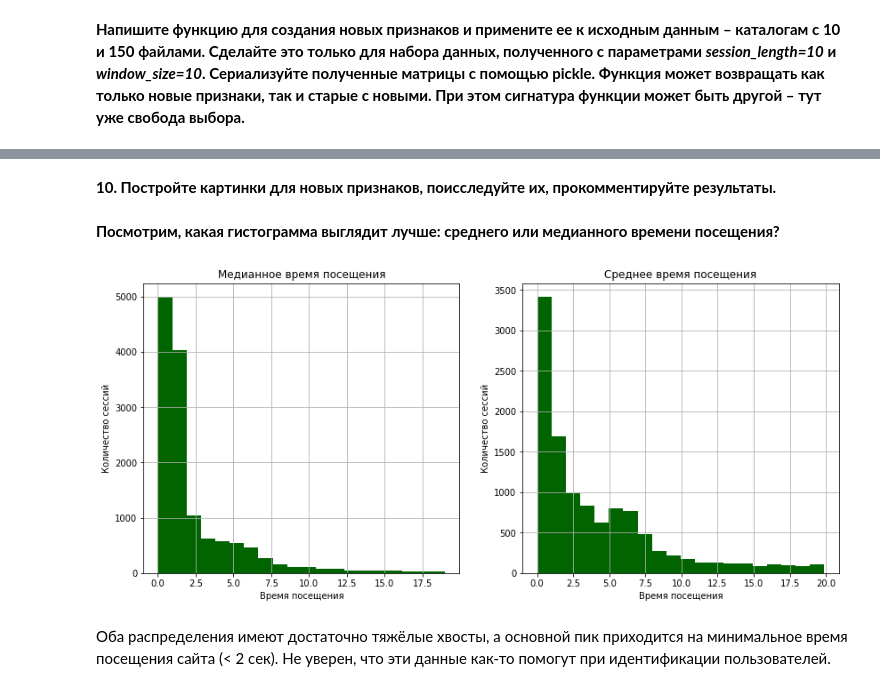
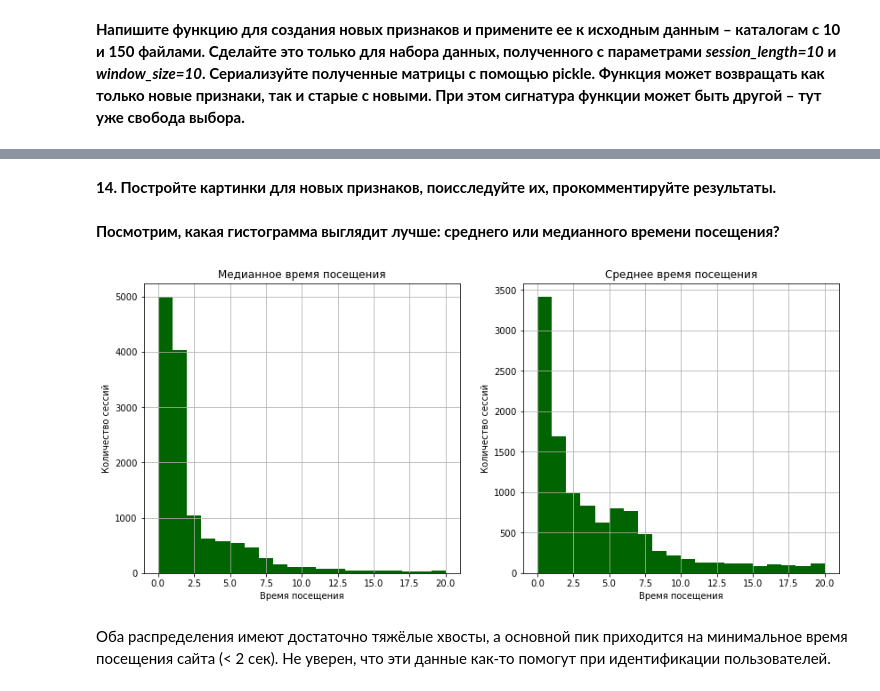
Before and after one commit to n-surkov/coursera_ml, a Jupyter notebook: solution/week3_visual_analysis_and_fe.ipynb, the cells around one changed output, grey strips where cells are left out. Saved outputs shown, nothing was run; the diff lists cells and outputs as text; code cells hidden in the pictures.

```diff
--- a/solution/week3_visual_analysis_and_fe.ipynb
+++ b/solution/week3_visual_analysis_and_fe.ipynb
@@ -511,20 +511,20 @@ Wall time: 6min 57s
 # %% [markdown]
-**10. Постройте картинки для новых признаков, поисследуйте их, прокомментируйте результаты.**
+**14. Постройте картинки для новых признаков, поисследуйте их, прокомментируйте результаты.**
 # %% [markdown]
 **Посмотрим, какая гистограмма выглядит лучше: среднего или медианного времени посещения?**
 # %%
 fig, axes = plt.subplots(nrows=1, ncols=2, figsize=(14, 6))
-new_features_10users['timespan_median'][new_features_10users['timespan_median'] < 20].hist(ax=axes[0], color='darkgreen', bins=20)
+new_features_10users['timespan_median'].hist(ax=axes[0], color='darkgreen', bins=20, range=(0,20))
 axes[0].set(xlabel='Время посещения',
             ylabel='Количество сессий',
             title='Медианное время посещения')
-new_features_10users['timespan_mean'][new_features_10users['timespan_mean'] < 20].hist(ax=axes[1], color='darkgreen', bins=20)
+new_features_10users['timespan_mean'].hist(ax=axes[1], color='darkgreen', bins=20, range=(0,20))
 axes[1].set(xlabel='Время посещения',
             ylabel='Количество сессий',
             title='Среднее время посещения')
 pass
 # %% [output]
-[figure, old version]
+[figure, new version]
 # %% [markdown]
 Оба распределения имеют достаточно тяжёлые хвосты, а основной пик приходится на минимальное время посещения сайта (< 2 сек). Не уверен, что эти данные как-то помогут при идентификации пользователей.
 # %% [markdown]
```
Also changed, not shown: parts of 18 cells of this notebook.
